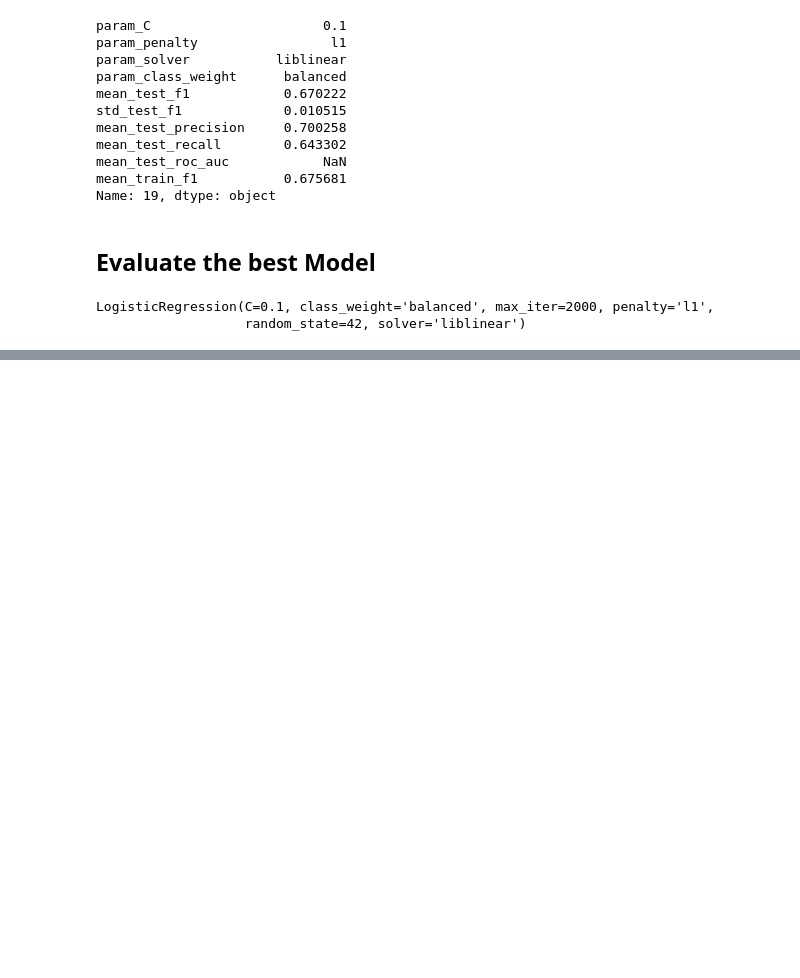
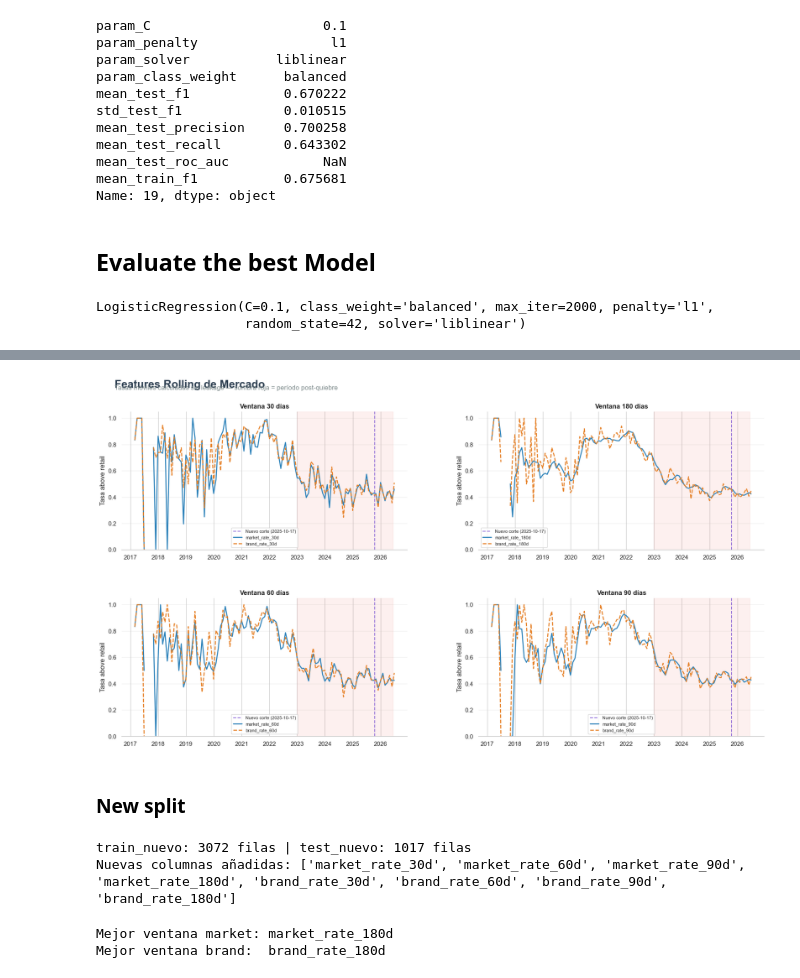
Before and after one commit to juanpablocarrillohortua/StockX_Project, a Jupyter notebook: notebooks/model_training.ipynb, the cells around one changed output, grey strips where cells are left out. Saved outputs shown, nothing was run; the diff lists cells and outputs as text; code cells hidden in the pictures; blank space fills up the shorter version.

```diff
--- a/notebooks/model_training.ipynb
+++ b/notebooks/model_training.ipynb
@@ -2175,0 +2589,52 @@ Confusion matrix:
+# %%
+fig, axes = plt.subplots(2, 2, figsize=(18, 10))
+fig.text(0.06, 0.98, "Features Rolling de Mercado", fontsize=20,
+          fontweight='bold', color='#2c3e50', va='top')
+fig.text(0.06, 0.955, "Tasas móviles calculadas sin leakage — sombra roja = período post-quiebre",
+          fontsize=12, color='#7f8c8d')
+
+pares = [(30, 180), (60, 90)]
+for row, (v1, v2) in enumerate(pares):
+    for col, v in enumerate([v1, v2]):
+        ax = axes[row][col]
+        serie_m = df_rolling.set_index('release_date')[f'market_rate_{v}d'].resample('ME').mean()
+        serie_b = df_rolling.set_index('release_date')[f'brand_rate_{v}d'].resample('ME').mean()
+
+        ax.axvspan(pd.Timestamp('2023-01-01'), df_rolling['release_date'].max(),
+                    alpha=0.08, color='#e74c3c')
+        ax.axvline(NEW_SPLIT_DATE, color='#7b51d3', linestyle='--',
+                    linewidth=1.5, alpha=0.8, label=f'Nuevo corte ({NEW_SPLIT_DATE.date()})')
+        ax.plot(serie_m, color='#2980b9', linewidth=1.8, label=f'market_rate_{v}d')
+        ax.plot(serie_b, color='#e67e22', linewidth=1.8, linestyle='--', label=f'brand_rate_{v}d')
+
+        ax.set_title(f'Ventana {v} días', fontsize=12, fontweight='bold')
+        ax.set_ylim(0, 1.05)
+        ax.set_ylabel('Tasa above retail')
+        ax.legend(fontsize=8)
+        ax.grid(axis='y', alpha=0.3)
+        sns.despine(left=True, ax=ax)
+
+plt.subplots_adjust(top=0.90, left=0.07, right=0.97, bottom=0.08, hspace=0.35, wspace=0.25)
+plt.show()
+# %% [output]
+[figure, added]
+# %% [markdown]
+### New split
+# %%
+train_nuevo = df_rolling[df_rolling['release_date'] <  NEW_SPLIT_DATE].copy()
+test_nuevo  = df_rolling[df_rolling['release_date'] >= NEW_SPLIT_DATE].copy()
+
+print(f"\ntrain_nuevo: {len(train_nuevo)} filas | test_nuevo: {len(test_nuevo)} filas")
+print(f"Nuevas columnas añadidas: {cols_nuevas}")
+# %% [output]
+train_nuevo: 3072 filas | test_nuevo: 1017 filas
+Nuevas columnas añadidas: ['market_rate_30d', 'market_rate_60d', 'market_rate_90d', 'market_rate_180d', 'brand_rate_30d', 'brand_rate_60d', 'brand_rate_90d', 'brand_rate_180d']
+# %%
+# La ventana con mayor |correlación| para market y brand respectivamente
+mejor_market = corr_nuevas.filter(like='market_rate').abs().idxmax()
+mejor_brand  = corr_nuevas.filter(like='brand_rate').abs().idxmax()
+print(f"Mejor ventana market: {mejor_market}")
+print(f"Mejor ventana brand:  {mejor_brand}")
+# %% [output]
+Mejor ventana market: market_rate_180d
+Mejor ventana brand:  brand_rate_180d
```
Also changed, not shown: parts of 60 cells of this notebook, 1 other file.
